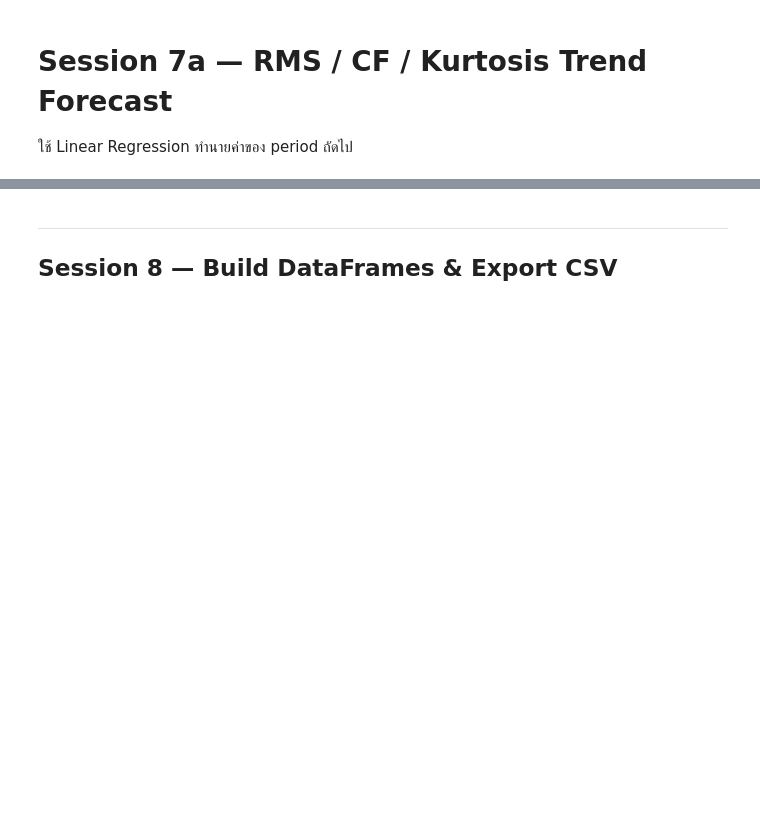
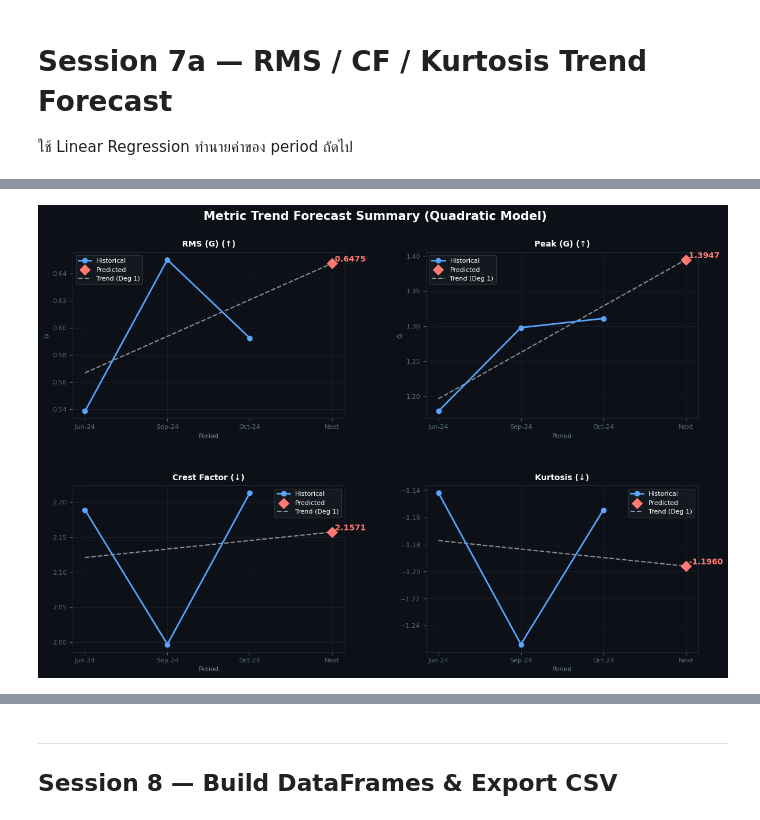
Before and after one commit to 65160410/Predictive-maintenance, a Jupyter notebook: vibration_analysis_v2.ipynb, the cells around one changed output, grey strips where cells are left out. Drawn from its saved outputs; the diff is of its cells as text; code cells hidden in the pictures; blank space fills up the shorter version.

```diff
--- a/vibration_analysis_v2.ipynb
+++ b/vibration_analysis_v2.ipynb
@@ -1349,87 +1352,81 @@ print("\n✅ Session 7 Completed (Merged Logic)")
 ใช้ Linear Regression ทำนายค่าของ period ถัดไป
 # %%
 # ═══════════════════════════════════════════════════════════════
-# Session 7a — RMS / CF / Kurtosis Trend Forecast
-# ใช้ Polynomial Regression (Degree 2) ทำนายค่าของ period ถัดไป
+# Session 7a — RMS / CF / Kurtosis Trend Forecast with Graphs
+# Use Polynomial Regression (Degree 2) with 2x2 Trend Visualization
 # ═══════════════════════════════════════════════════════════════
 from sklearn.linear_model import LinearRegression
 from sklearn.preprocessing import PolynomialFeatures
 import numpy as np
+import matplotlib.pyplot as plt
 
 print("=" * 70)
-print("  📈  TREND FORECAST  (Polynomial Regression — Next Period Prediction)")
+print("  📈  TREND FORECAST & VISUALIZATION (Degree 1)")
 print("=" * 70)
 
 if len(ds_valid) < 2:
-    print("  ⚠ ต้องการอย่างน้อย 2 period สำหรับ forecast")
+    print("    ⚠ ต้องการอย่างน้อย 2 period สำหรับ trend analysis และ plotting")
 else:
-    n = len(ds_valid)
+    n_periods = len(ds_valid)
     labels = [ds['label'] for ds in ds_valid]
-    x = np.arange(n, dtype=float).reshape(-1, 1)   # [0, 1, 2, ...]
-    x_next = np.array([[n]])                         # period ถัดไป
+    x = np.arange(n_periods, dtype=float).reshape(-1, 1)
+    x_next = np.array([[n_periods]])
 
-    # กำหนด degree ตามจำนวนข้อมูล
-    poly_degree = min(2, n - 1)
+    # Quadratic Degree 1 fallback
+    poly_degree = min(1, n_periods - 1)
     poly = PolynomialFeatures(degree=poly_degree)
     x_poly = poly.fit_transform(x)
     x_next_poly = poly.transform(x_next)
 
-    # ── เก็บผลทุก metric ────────────────────────────────────────
+    # ── 1. Calculate & Print Forecast Table ────────────────────────
     forecast_results = {}
+    metrics_list = [
+        ('rms',   'RMS (G)',          'G'),
+        ('peak',  'Peak (G)',         'G'),
+        ('crest', 'Crest Factor',     ''),
+        ('kurt',  'Kurtosis',         '')
+    ]
 
     print(f"\n  {'Metric':<18} ", end="")
     for lbl in labels:
         print(f"  {lbl:<10}", end="")
     print(f"  {'Next (pred)':<12}  {'Δ vs last':<12}  Trend")
-    print("  " + "─" * 74)
+    print("  " + "─" * 78)
 
-    for metric, label_str, unit, warn_thresh in [
-        ('rms',   'RMS',          'G',  None),
-        ('peak',  'Peak',         'G',  None),
-        ('crest', 'Crest Factor', '',   3.0),
-        ('kurt',  'Kurtosis',     '',   3.0),
-    ]:
+    for metric, label_str, unit in metrics_list:
         y = np.array([ds['metrics'][metric] for ds in ds_valid])
-
         reg = LinearRegression().fit(x_poly, y)
         y_next = float(reg.predict(x_next_poly)[0])
         y_last = y[-1]
 
-        # คำนวณ slope เฉลี่ยในช่วงล่าสุดเพื่อหา arrow
         delta = y_next - y_last
         delta_pct = delta / abs(y_last) * 100 if y_last != 0 else 0
         arrow  = "↑" if delta > 0.001 else ("↓" if delta < -0.001 else "→")
-
-        # warning
-        warn = ""
-        if warn_thresh and y_next > warn_thresh:
-            warn = "  ⚠"
-        if metric == 'crest' and y_next > 4.0:
-            warn = "  🔴"
 
         # print row
         print(f"  {label_str:<18} ", end="")
         for v in y:
             print(f"  {v:<10.4f}", end="")
-        print(f"  {y_next:<12.4f}  {delta:+.4f} ({delta_pct:+.1f}%){warn}  {arrow}")
+        print(f"  {y_next:<12.4f}  {delta:+.4f} ({delta_pct:+.1f}%)  {arrow}")
 
-        # store
+        # store for plot and next sessions
         forecast_results[metric] = {
             'values':    y.tolist(),
-            'predicted': round(y_next, 5),
-            'delta':     round(delta, 5),
-            'delta_pct': round(delta_pct, 2),
+            'predicted': y_next,
+            'delta':     delta,
+            'delta_pct': delta_pct,
             'arrow':     arrow,
             'poly':      poly,
             'reg':       reg,
-            'degree':    poly_degree
+            'degree':    poly_degree,
+            'unit':      unit,
+            'title':     label_str
         }
 
-    # ── ข้อความแปล slope ────────────────────────────────────────
+    # ── 2. Interpretation Text ────────────────────────────────────
     print("\n  ── Interpretation ──────────────────────────────────")
-    rms_f   = forecast_results['rms']
-    cf_f    = forecast_results['crest']
-
+    rms_f = forecast_results['rms']
+    cf_f  = forecast_results['crest']
     print(f"  RMS คาดว่าจะ {rms_f['arrow']} → {rms_f['predicted']:.4f} G (Degree={rms_f['degree']})")
     print(f"  CF  คาดว่าจะ {cf_f['arrow']}  → {cf_f['predicted']:.4f} (Degree={cf_f['degree']})")
 
@@ -1440,6 +1437,36 @@ else:
     else:
         print("  ✅ CF คาดว่าอยู่ในเกณฑ์ปกติ (Zone A/B)")
 
-    print("\n  ✅ forecast_results พร้อมใช้ใน Session 8")
+    # ── 3. Visualizing Trend Forecast (2x2 Grid) ─────────────────
+    fig, axes = plt.subplots(2, 2, figsize=(14, 9), dpi=100)
+    fig.patch.set_facecolor('#0d1117')
+    plt.subplots_adjust(hspace=0.4, wspace=0.3)
+
+    x_trend_fine = np.linspace(0, n_periods, 50).reshape(-1, 1)
+
+    for i, (metric_key, _, _) in enumerate(metrics_list):
+        ax = axes[i // 2, i % 2]
+        res = forecast_results[metric_key]
+
+        # Plot historical
+        ax.plot(np.arange(n_periods), res['values'], marker='o', color='#58a6ff', lw=2, label='Historical', zorder=3)
+        # Plot forecast
+        ax.scatter(n_periods, res['predicted'], color='#ff7b72', marker='D', s=80, label='Predicted', zorder=5)
+        # Plot trend curve
+        y_trend = res['reg'].predict(res['poly'].transform(x_trend_fine))
+        ax.plot(x_trend_fine, y_trend, color='#8b949e', ls='--', lw=1.5, label=f"Trend (Deg {res['degree']})", zorder=2)
+
+        style_ax(ax, f"{res['title']} ({res['arrow']})", xlabel='Period', ylabel=res['unit'])
+        ax.set_xticks(range(n_periods + 1))
+        ax.set_xticklabels(labels + ['Next'])
+        ax.legend(fontsize=8, facecolor='#161b22', edgecolor='#30363d', labelcolor='white')
+
+        # Annotate prediction
+        ax.text(n_periods, res['predicted'], f" {res['predicted']:.4f}", color='#ff7b72', fontweight='bold', va='bottom')
+
+    plt.suptitle(f"Metric Trend Forecast Summary (Quadratic Model)", color='white', fontsize=15, fontweight='bold', y=.96)
+    plt.show()
+
+    print("\n✅ Session 7a Completed (with Graphs)")
 # %% [output]
 ======================================================================
@@ -1461,0 +1487 @@ else:
+[figure, added]
```
Also changed, not shown: parts of 12 cells of this notebook, 28 other files.
